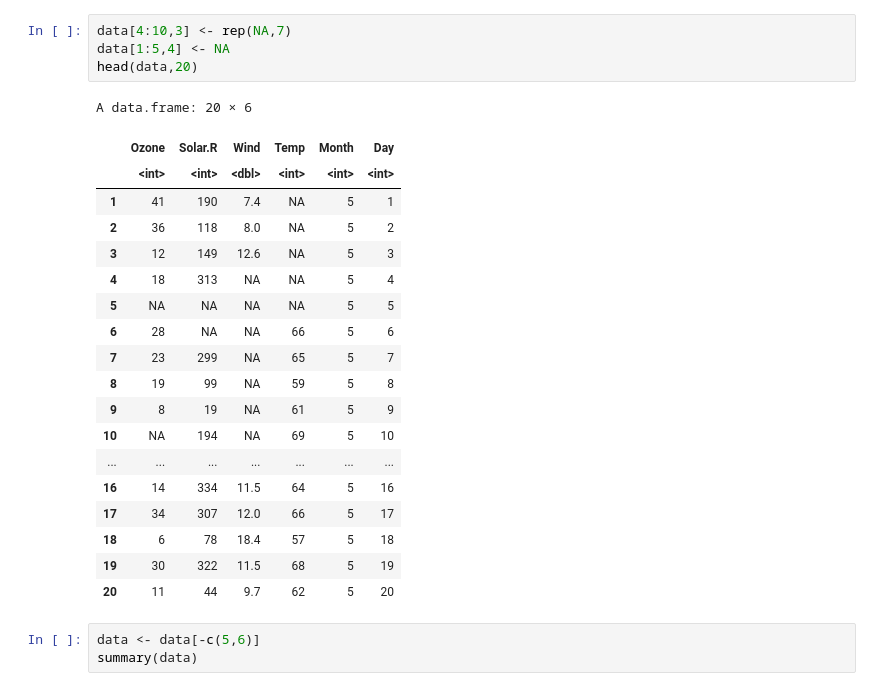
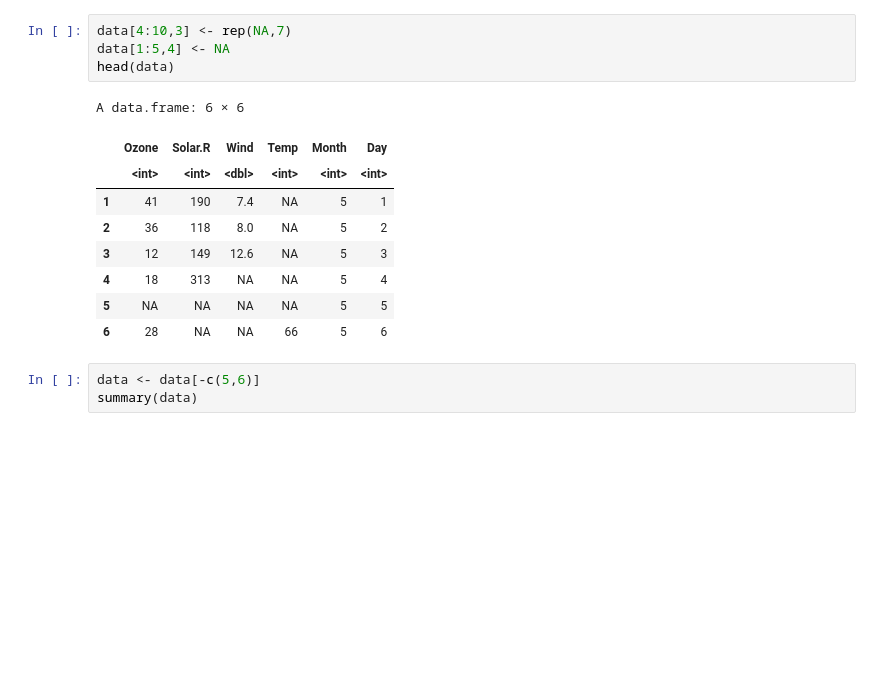
Before and after one commit to gabejg/DST-Assessment-02, a Jupyter notebook: Gabriel Grant/testing MICE.ipynb, the cells around one changed output. Cells and saved outputs as stored; diff of their text form; blank space fills up the shorter version.

```diff
--- a/Gabriel Grant/testing MICE.ipynb
+++ b/Gabriel Grant/testing MICE.ipynb
@@ -39,27 +38,17 @@ A data.frame: 20 × 6
 # %%
 data[4:10,3] <- rep(NA,7)
 data[1:5,4] <- NA
-head(data,20)
+head(data)
 # %% [output]
-A data.frame: 20 × 6
+A data.frame: 6 × 6
 |  | Ozone | Solar.R | Wind | Temp | Month | Day |
 |  | <int> | <int> | <dbl> | <int> | <int> | <int> |
 | 1 | 41 | 190 | 7.4 | NA | 5 | 1 |
 | 2 | 36 | 118 | 8.0 | NA | 5 | 2 |
 | 3 | 12 | 149 | 12.6 | NA | 5 | 3 |
 | 4 | 18 | 313 | NA | NA | 5 | 4 |
 | 5 | NA | NA | NA | NA | 5 | 5 |
 | 6 | 28 | NA | NA | 66 | 5 | 6 |
-| 7 | 23 | 299 | NA | 65 | 5 | 7 |
-| 8 | 19 | 99 | NA | 59 | 5 | 8 |
-| 9 | 8 | 19 | NA | 61 | 5 | 9 |
-| 10 | NA | 194 | NA | 69 | 5 | 10 |
-| ... | ... | ... | ... | ... | ... | ... |
-| 16 | 14 | 334 | 11.5 | 64 | 5 | 16 |
-| 17 | 34 | 307 | 12.0 | 66 | 5 | 17 |
-| 18 | 6 | 78 | 18.4 | 57 | 5 | 18 |
-| 19 | 30 | 322 | 11.5 | 68 | 5 | 19 |
-| 20 | 11 | 44 | 9.7 | 62 | 5 | 20 |
 # %%
 data <- data[-c(5,6)]
 summary(data)
```
Also changed, not shown: parts of 10 cells of this notebook, 1 other file.
